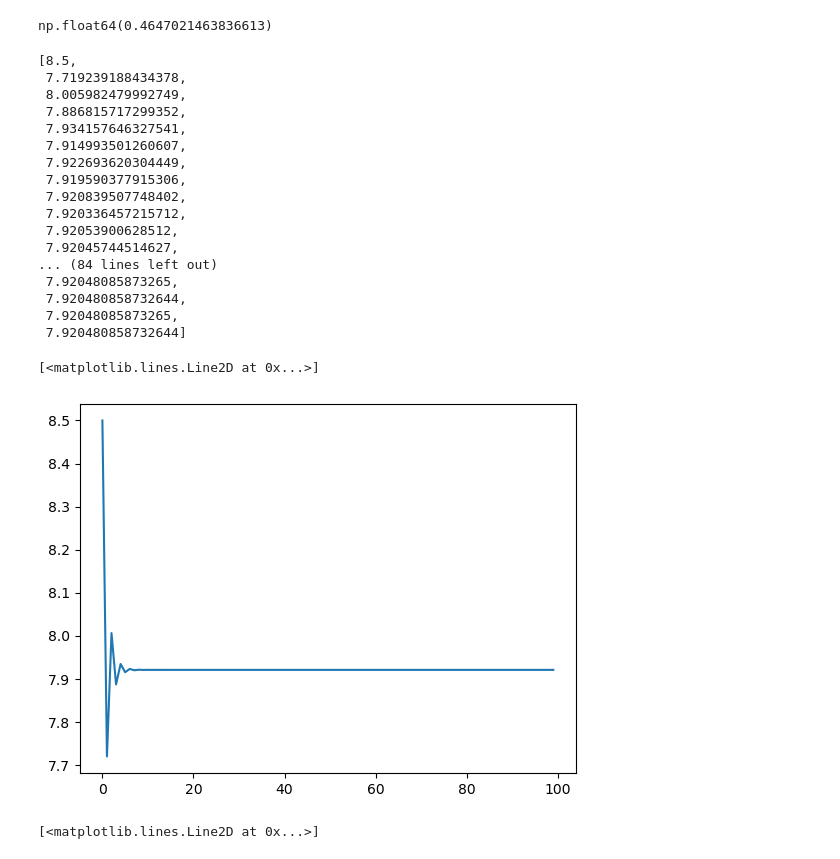
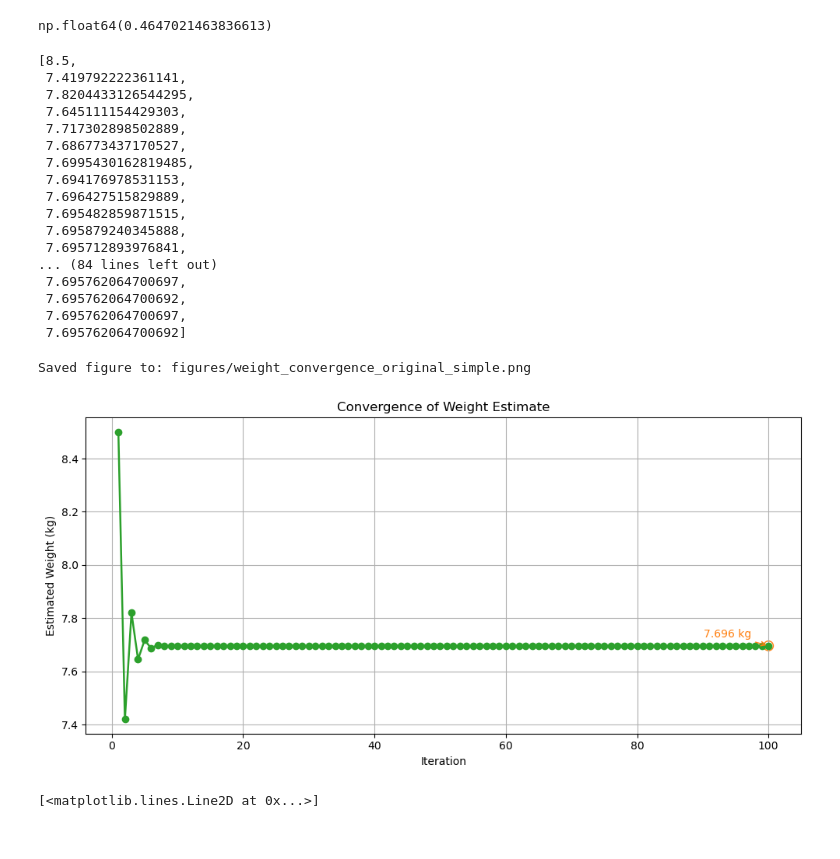
Before and after one commit to abhijeetmangela/skunk_works, a Jupyter notebook: Week_2/Codes/weight_estimation.ipynb, the cells around one changed output. Cells and saved outputs as stored; diff of their text form; code cells hidden in the pictures.

Commit message:
added graphs

```diff
--- a/Week_2/Codes/weight_estimation.ipynb
+++ b/Week_2/Codes/weight_estimation.ipynb
@@ -49,7 +49,7 @@ def Power_cruise(V_cr,Weight):
     return P_cr
 
 def Power_descent(V_des,gamma_des,Weight):
-    P_des = max(Power_climb(V_des,gamma_des,Weight),0)
+    P_des = max(Power_climb(V_des,-gamma_des,Weight),0)
     return P_des
 
 def Power_loiter(V_loi,Weight):
@@ -148,27 +148,54 @@ for i in range(100):
 Weight_array
 # %% [output]
 [8.5,
- 7.719239188434378,
- 8.005982479992749,
- 7.886815717299352,
- 7.934157646327541,
- 7.914993501260607,
- 7.922693620304449,
- 7.919590377915306,
- 7.920839507748402,
- 7.920336457215712,
- 7.92053900628512,
- 7.92045744514627,
+ 7.419792222361141,
+ 7.8204433126544295,
+ 7.645111154429303,
+ 7.717302898502889,
+ 7.686773437170527,
+ 7.6995430162819485,
+ 7.694176978531153,
+ 7.696427515829889,
+ 7.695482859871515,
+ 7.695879240345888,
+ 7.695712893976841,
 ... (84 lines left out)
- 7.92048085873265,
- 7.920480858732644,
- 7.92048085873265,
- 7.920480858732644]
+ 7.695762064700697,
+ 7.695762064700692,
+ 7.695762064700697,
+ 7.695762064700692]
-# %%
-plt.plot(Weight_array)
-# %% [output]
-[<matplotlib.lines.Line2D at 0x...>]
-[figure, removed]
+# %%
+# Simple pyplot convergence plot (original values only)
+import os
+
+plt.figure(figsize=(10, 5))
+
+iters = list(range(1, len(Weight_array) + 1))
+plt.plot(iters, Weight_array, 'o-', color='tab:green', linewidth=1.8, markersize=6)
+
+# Highlight final value
+final_w = Weight_array[-1] if len(Weight_array) > 0 else None
+if final_w is not None:
+    plt.scatter([iters[-1]], [final_w], s=80, facecolors='none', edgecolors='tab:orange')
+    plt.annotate(f'{final_w:.3f} kg', xy=(iters[-1], final_w), xytext=(-60, 8), textcoords='offset points',
+                 arrowprops=dict(arrowstyle='->', color='tab:orange'), fontsize=10, color='tab:orange')
+
+plt.xlabel('Iteration')
+plt.ylabel('Estimated Weight (kg)')
+plt.title('Convergence of Weight Estimate')
+plt.grid(True)
+plt.tight_layout()
+
+# Save (simple)
+os.makedirs('figures', exist_ok=True)
+out_path = os.path.join('figures', 'weight_convergence_original_simple.png')
+plt.savefig(out_path, dpi=300, bbox_inches='tight')
+print(f"Saved figure to: {out_path}")
+
+plt.show()
+# %% [output]
+Saved figure to: figures/weight_convergence_original_simple.png
+[figure, added]
 # %%
 final_weight = Weight_array[-1]
 # %%
```
Also changed, not shown: parts of 3 cells of this notebook, 2 other files.
